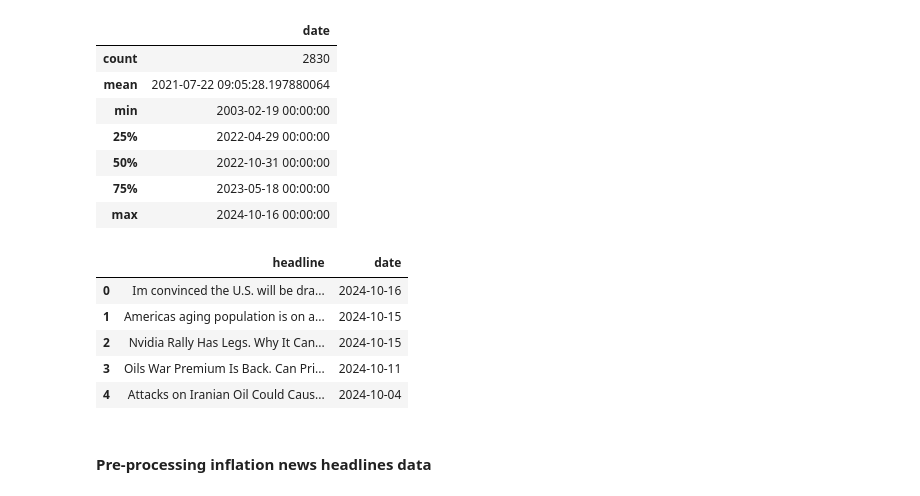
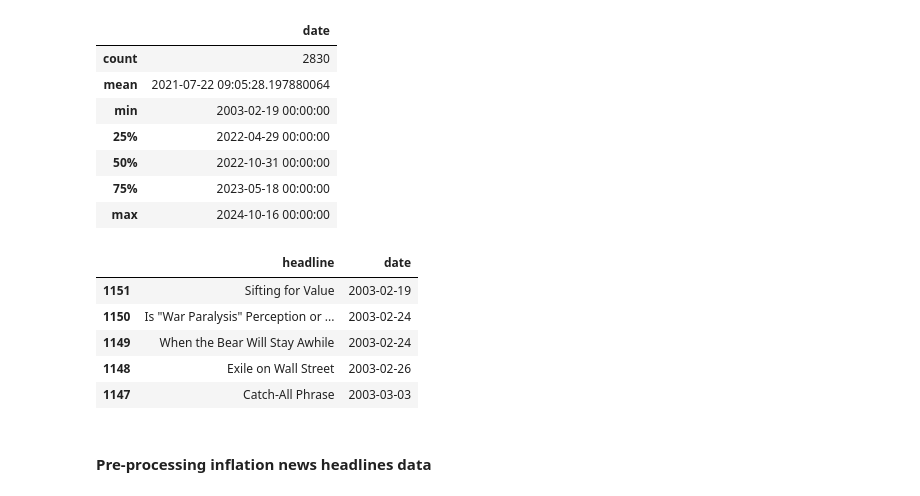
Before and after one commit to aalaka/gold-price-prediction, a Jupyter notebook: Sentiment_Analysis.ipynb, the cells around one changed output. Saved outputs shown, nothing was run; the diff lists cells and outputs as text; code cells hidden in the pictures.

```diff
--- a/Sentiment_Analysis.ipynb
+++ b/Sentiment_Analysis.ipynb
@@ -338,14 +338,15 @@ df_geopolitical_event_news.describe()
 | max | 2024-10-16 00:00:00 |
 # %%
 df_geopolitical_event_news_clean = df_geopolitical_event_news.copy()
+df_geopolitical_event_news_clean.sort_values(by='date',inplace=True)
 df_geopolitical_event_news_clean.head()
 # %% [output]
 |  | headline | date |
-| 0 | Im convinced the U.S. will be dra... | 2024-10-16 |
-| 1 | Americas aging population is on a... | 2024-10-15 |
-| 2 | Nvidia Rally Has Legs. Why It Can... | 2024-10-15 |
-| 3 | Oils War Premium Is Back. Can Pri... | 2024-10-11 |
-| 4 | Attacks on Iranian Oil Could Caus... | 2024-10-04 |
+| 1151 | Sifting for Value | 2003-02-19 |
+| 1150 | Is "War Paralysis" Perception or ... | 2003-02-24 |
+| 1149 | When the Bear Will Stay Awhile | 2003-02-24 |
+| 1148 | Exile on Wall Street | 2003-02-26 |
+| 1147 | Catch-All Phrase | 2003-03-03 |
 # %% [markdown]
 #### Pre-processing inflation news headlines data
 # %%
```
Also changed, not shown: parts of 12 cells of this notebook, 6 other files.
